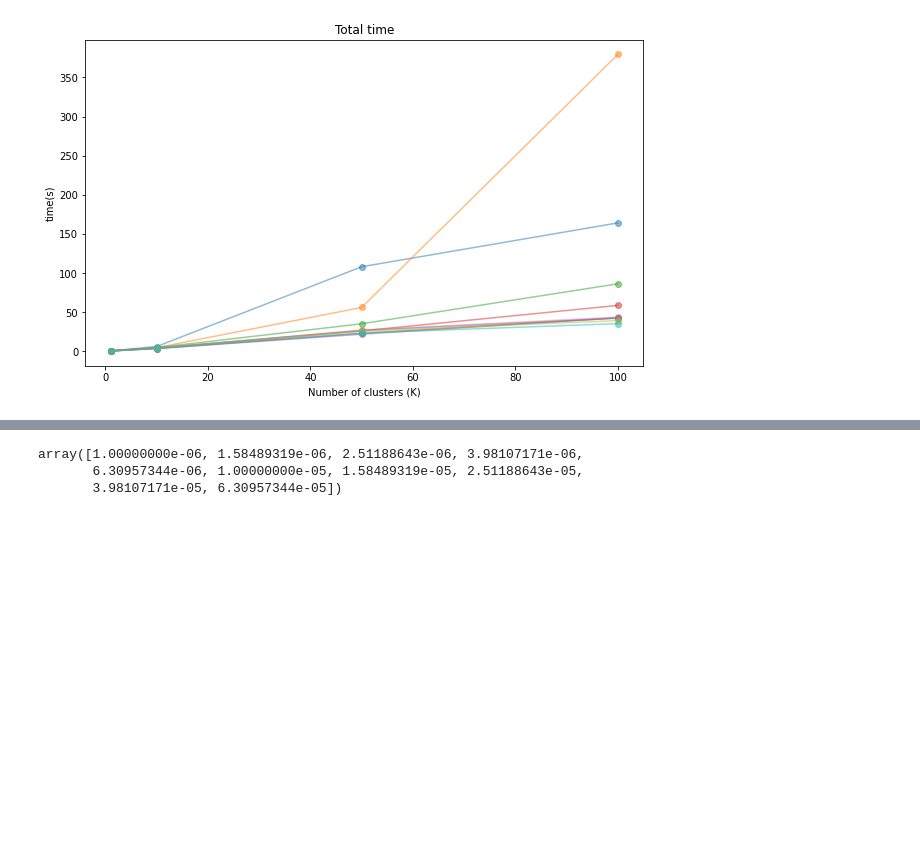
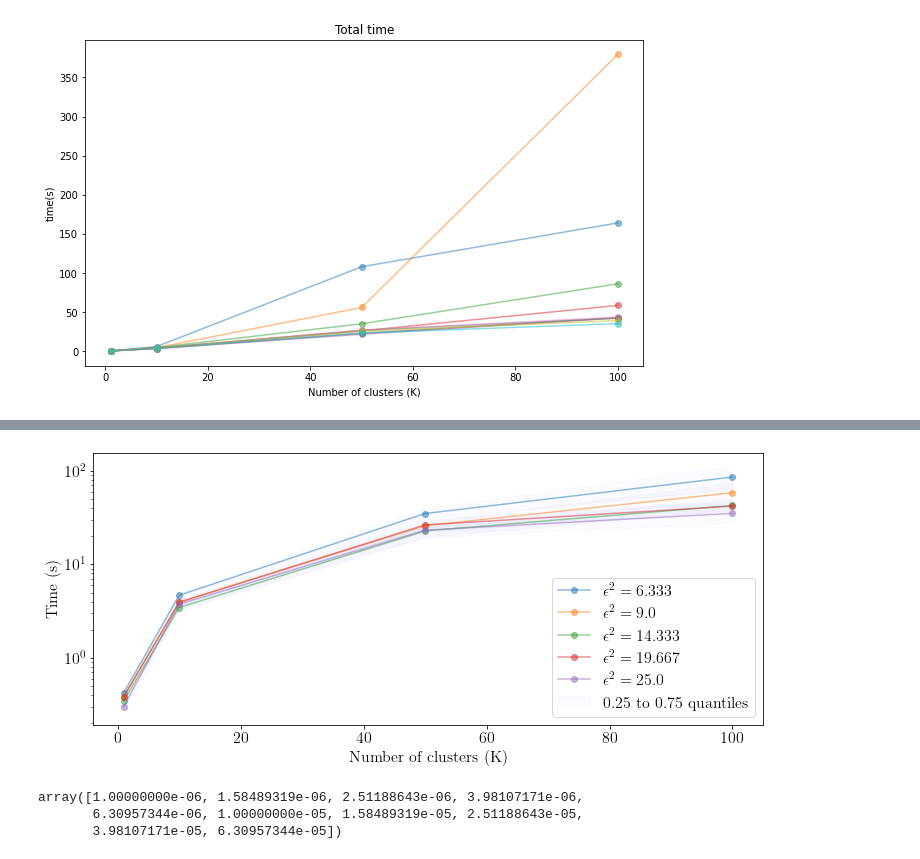
Before and after one commit to stellatogrp/mro_experiments, a Jupyter notebook: facility/m50n10_K100_r10/facility.ipynb, the cells around one changed output, grey strips where cells are left out. Cells and saved outputs as stored; diff of their text form; code cells hidden in the pictures; blank space fills up the shorter version.

```diff
--- a/facility/m50n10_K100_r10/facility.ipynb
+++ b/facility/m50n10_K100_r10/facility.ipynb
@@ -183,3 +194,33 @@ plt.show()
+# %%
+plt.rcParams.update({
+    "text.usetex": True,
+    "font.size": 16,
+    'xtick.labelsize': 16,
+    'ytick.labelsize': 16,
+    "font.family" : "serif"
+
+})
+plt.figure(figsize=(12, 5))
+labelprint = 1
+for eps_count in [2,3,5,7,9]:
+    if labelprint== 1:
+        plt.fill_between(K_nums[:],np.quantile(solvetimes[:,:,:],0.1,axis = 2)[:,eps_count],np.quantile(solvetimes[:,:,:],0.9,axis = 2)[:,eps_count], color = "b", alpha = 0.02, label = "0.25 to 0.75 quantiles")
+        labelprint = 0
+    else:
+        plt.fill_between(K_nums[:],np.quantile(solvetimes[:,:,:],0.1,axis = 2)[:,eps_count], np.quantile(solvetimes[:,:,:],0.9,axis = 2)[:,eps_count], color = "b", alpha = 0.02)
+for eps_count in [2,3,5,7,9]:
+    plt.plot(K_nums[:],np.mean(solvetimes[:,:,:],axis = 2)[:,eps_count],linestyle='-', marker='o', label = "$\epsilon^2 = {}$".format(round(eps_nums[eps_count],3)), alpha = 0.5)
+
+plt.xlabel("Number of clusters (K)")
+plt.ylabel("Time (s)")
+#plt.title("Total time")
+plt.yscale("log")
+#plt.ylim([-0.1,10.1])
+plt.legend()
+plt.savefig("facilitytotaltime.pdf")
+plt.show()
+# %% [output]
+[figure, added]
 # %%
 eps_min = -6    # minimum epsilon we consider
 eps_max = -4.2      # maximum epsilon we consider
```
Also changed, not shown: parts of 3 cells of this notebook, 38 other files.
